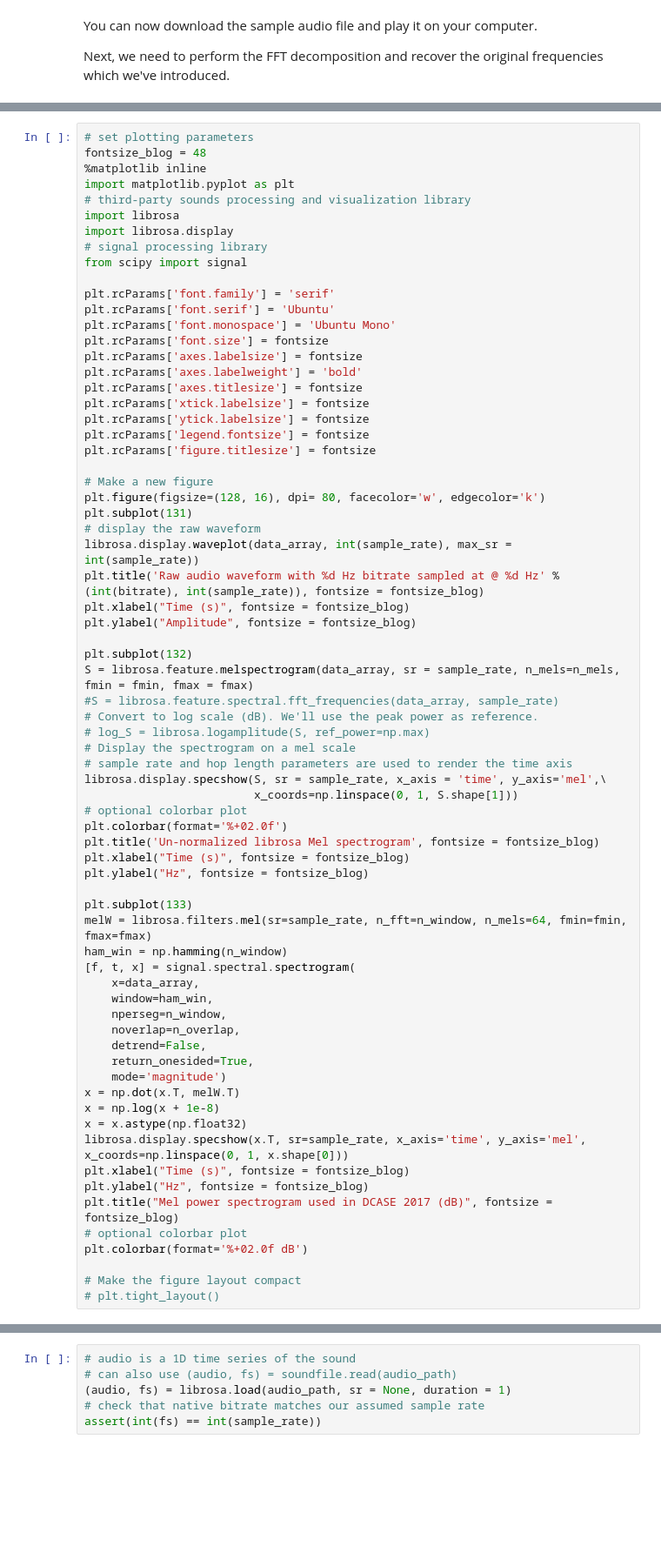
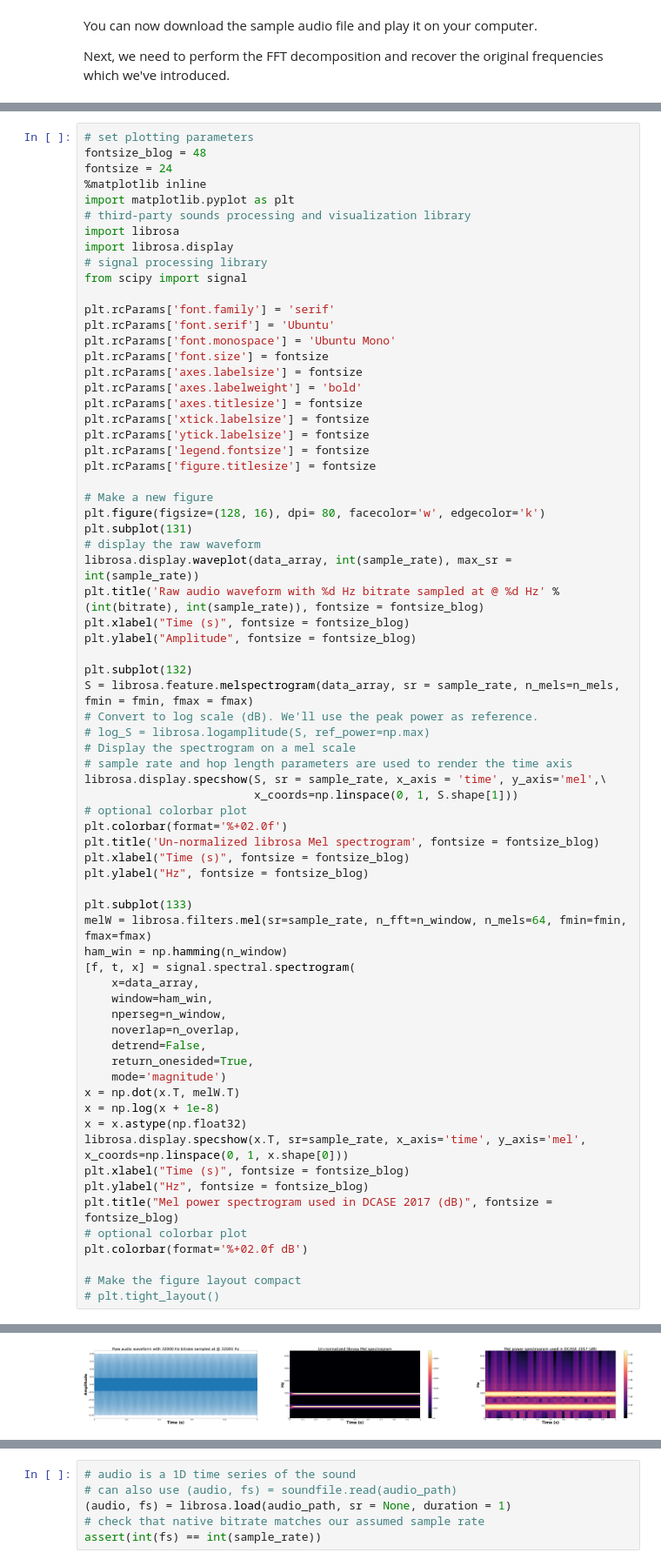
Before and after one commit to Azure/DataScienceVM, a Jupyter notebook: Tutorials/DeepLearningForAudio/Deep Learning for Audio Part 1 - Audio Processing.ipynb, the cells around one changed output, grey strips where cells are left out. Shown at 87% size. Cells and saved outputs as stored; diff of their text form; blank space fills up the shorter version.

```diff
--- a/Tutorials/DeepLearningForAudio/Deep Learning for Audio Part 1 - Audio Processing.ipynb
+++ b/Tutorials/DeepLearningForAudio/Deep Learning for Audio Part 1 - Audio Processing.ipynb
@@ -193,6 +179,7 @@ It should also be noted that there are other approaches for speech recognition -
 # %%
 # set plotting parameters
 fontsize_blog = 48
+fontsize = 24
 %matplotlib inline
 import matplotlib.pyplot as plt
 # third-party sounds processing and visualization library
@@ -224,7 +211,6 @@ plt.ylabel("Amplitude", fontsize = fontsize_blog)
 
 plt.subplot(132)
 S = librosa.feature.melspectrogram(data_array, sr = sample_rate, n_mels=n_mels, fmin = fmin, fmax = fmax)
-#S = librosa.feature.spectral.fft_frequencies(data_array, sample_rate)
 # Convert to log scale (dB). We'll use the peak power as reference.
 # log_S = librosa.logamplitude(S, ref_power=np.max)
 # Display the spectrogram on a mel scale
@@ -260,3 +246,4 @@ plt.colorbar(format='%+02.0f dB')
 
 # Make the figure layout compact
 # plt.tight_layout()
+# %% [output]
@@ -263,3 +251,4 @@ plt.colorbar(format='%+02.0f dB')
+[figure, added]
 # %% [markdown]
 ## Featurization on DS VM
 
```
Also changed, not shown: parts of 17 cells of this notebook.
